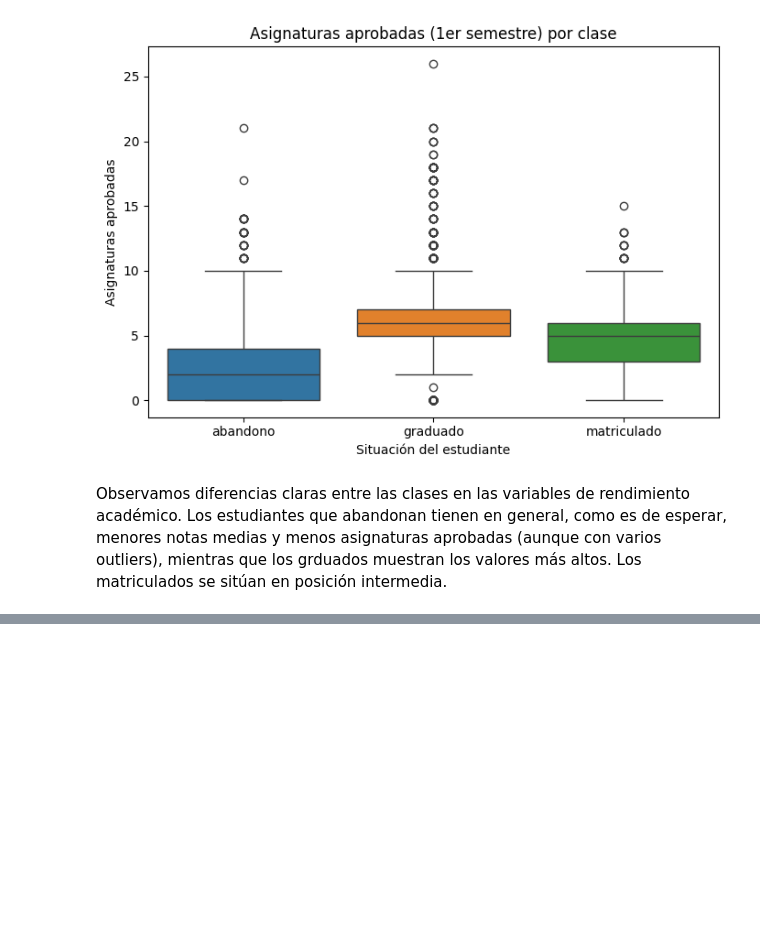
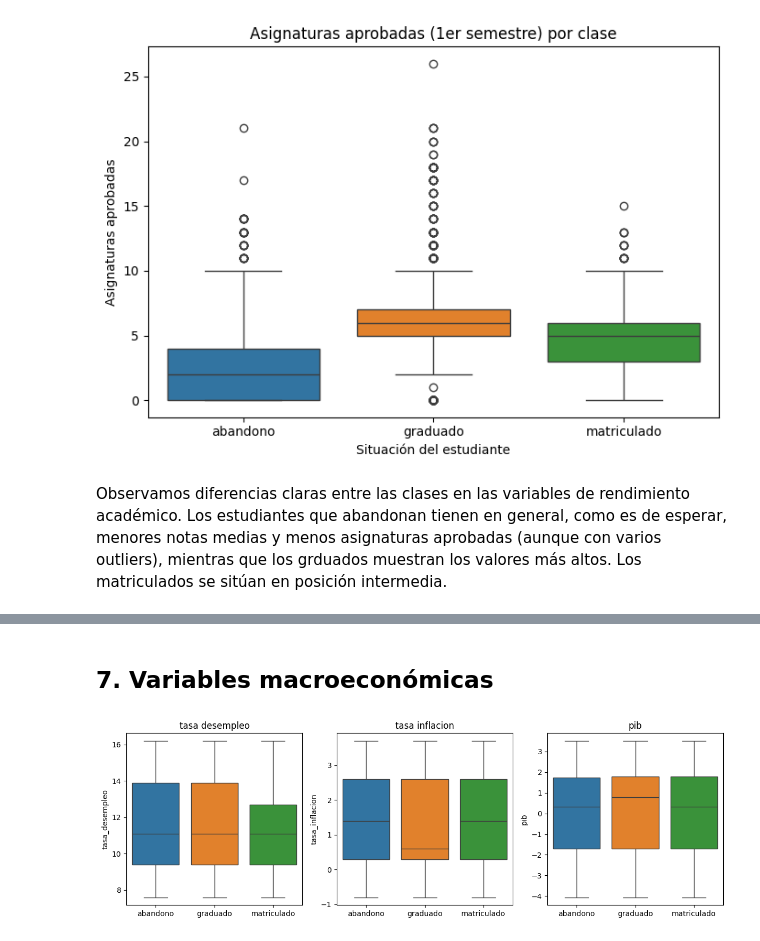
Before and after one commit to adrianalorenzo/ML_proyecto_final, a Jupyter notebook: notebooks/01_EDA.ipynb, the cells around one changed output, grey strips where cells are left out. Cells and saved outputs as stored; diff of their text form; code cells hidden in the pictures; blank space fills up the shorter version.

```diff
--- a/notebooks/01_EDA.ipynb
+++ b/notebooks/01_EDA.ipynb
@@ -191,0 +262,18 @@ Observamos diferencias claras entre las clases en las variables de rendimiento a
+# %% [markdown]
+## 7. Variables macroeconómicas
+# %%
+#seleccionamos solo las variables relacionadas con temas económicos
+macro = ['tasa_desempleo', 'tasa_inflacion', 'pib']
+
+fig, axes = plt.subplots(1,3, figsize=(12, 4))
+
+for ax, var in zip(axes, macro):
+    sns.boxplot(data=df, x='objetivo', y=var, ax=ax, hue='objetivo', legend=False)
+    ax.set_title(var.replace('_', ' '))
+    ax.set_xlabel('')
+
+plt.tight_layout()
+plt.savefig('../figuras/variables_macroeconomicas.png')
+plt.show()
+# %% [output]
+[figure, added]
```
Also changed, not shown: parts of 10 cells of this notebook, 3 other files.
